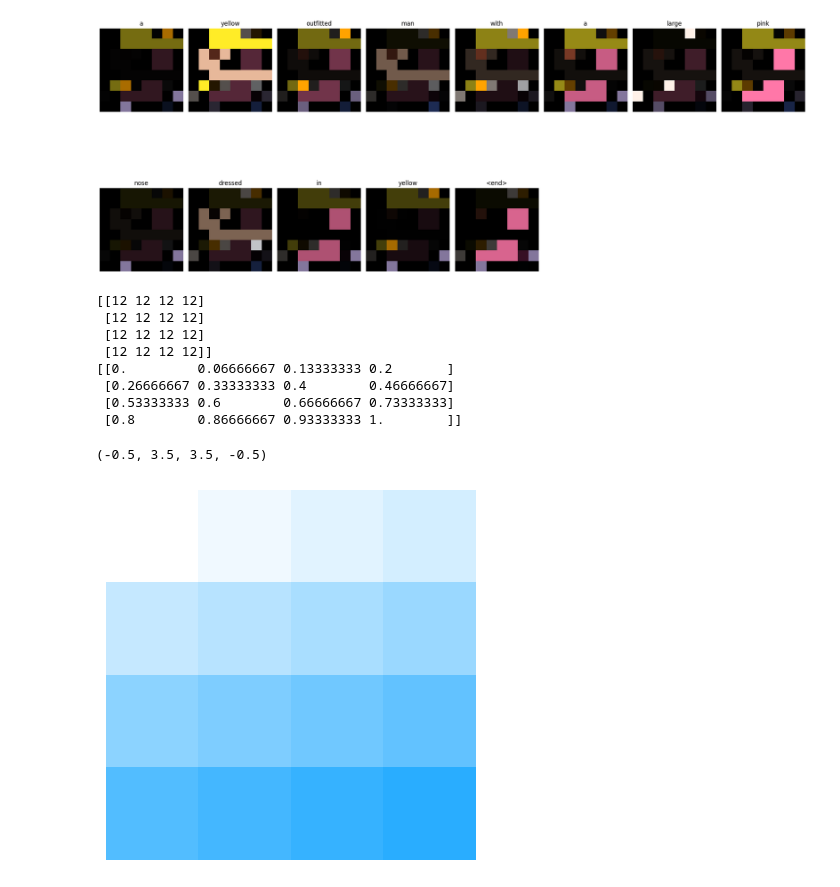
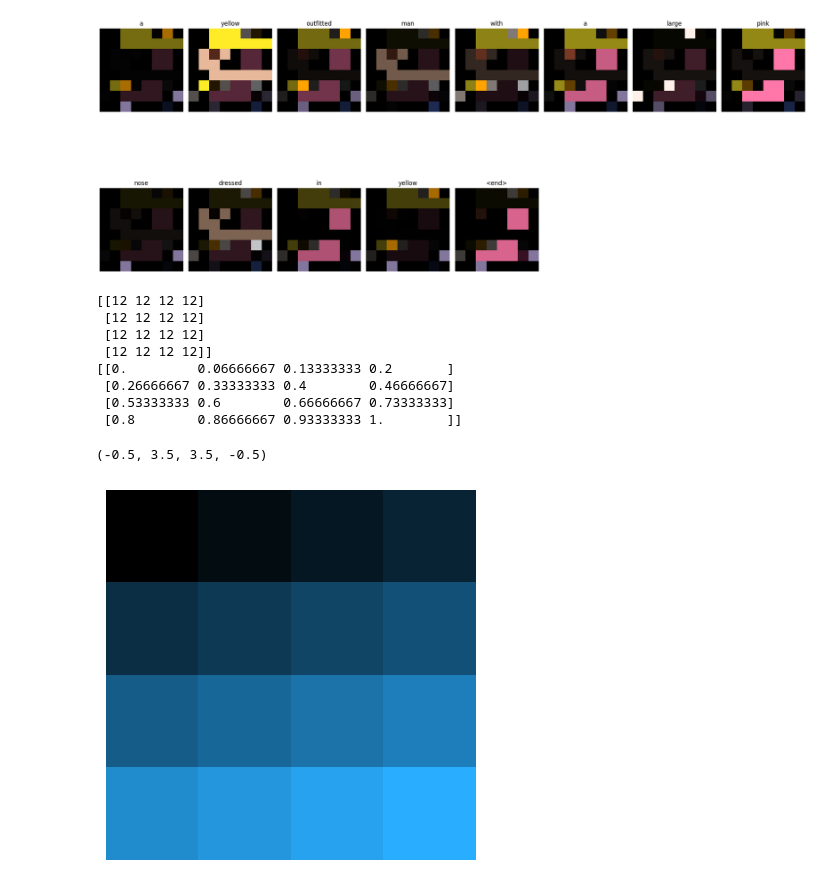
Before and after one commit to MasterMilkX/BMO_chatbot_prototype, a Jupyter notebook: Experimental_Notebooks/sprite_attention.ipynb, the cells around one changed output. Drawn from its saved outputs; the diff is of its cells as text; code cells hidden in the pictures.

```diff
--- a/Experimental_Notebooks/sprite_attention.ipynb
+++ b/Experimental_Notebooks/sprite_attention.ipynb
@@ -899,28 +902,28 @@ Predicted label:  a yellow outfitted man with a large pink nose dressed in yello
 # %%
 # try to draw opacity
 pico_cmap = ListedColormap(PICO_PALETTE,N=len(PICO_PALETTE))
-alpha_cmap = LinearSegmentedColormap.from_list('rb_cmap',[colorConverter.to_rgba('white',alpha = 1),colorConverter.to_rgba('white',alpha = 0)])
+alpha_cmap = LinearSegmentedColormap.from_list('rb_cmap',[colorConverter.to_rgba('black',alpha = 1),colorConverter.to_rgba('black',alpha = 0)])
 
 grid = np.full(shape=(4,4),fill_value=12)
 op_grid = np.array([i/15 for i in range(16)]).reshape((4,4))
 
 print(grid)
 print(op_grid)
 
 plt.imshow(grid,cmap=pico_cmap,vmin=0,vmax=len(PICO_PALETTE)-1)
 plt.imshow(op_grid,cmap=alpha_cmap)
 plt.axis('off')
 # %% [output]
 [[12 12 12 12]
  [12 12 12 12]
  [12 12 12 12]
  [12 12 12 12]]
 [[0.         0.06666667 0.13333333 0.2       ]
  [0.26666667 0.33333333 0.4        0.46666667]
  [0.53333333 0.6        0.66666667 0.73333333]
  [0.8        0.86666667 0.93333333 1.        ]]
 (-0.5, 3.5, 3.5, -0.5)
-[figure, old version]
+[figure, new version]
 # %%
 # try to export the models
 encoder.save_weights('../models/attention/encoder-exp1')
```
Also changed, not shown: parts of 2 cells of this notebook, 3 other files.
